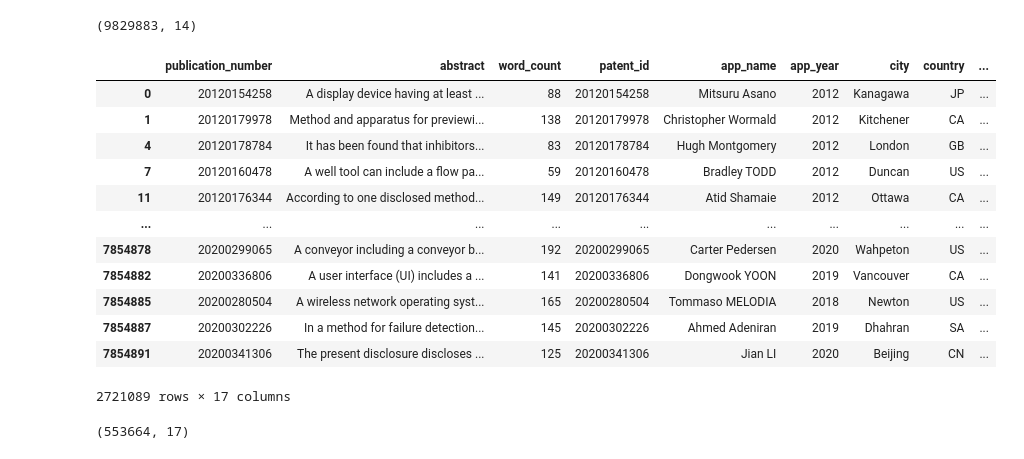
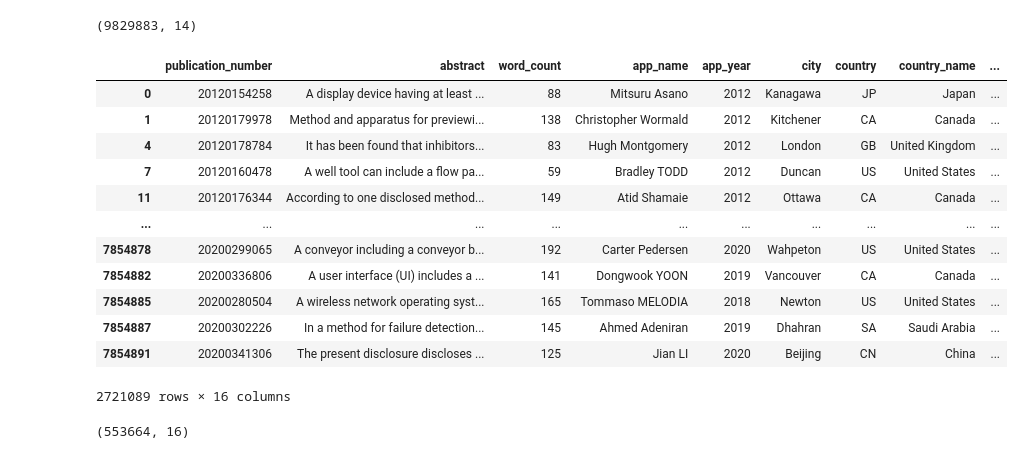
Before and after one commit to tseronni/genome, a Jupyter notebook: notebooks/create_csv_deep_learning.ipynb, the cells around one changed output. Cells and saved outputs as stored; diff of their text form; code cells hidden in the pictures.

```diff
--- a/notebooks/create_csv_deep_learning.ipynb
+++ b/notebooks/create_csv_deep_learning.ipynb
@@ -84,21 +85,22 @@ df_raw_patents.shape
 # %%
 df_merged = pd.merge(df_abstract, df_raw_patents, left_on='publication_number', right_on='patent_id', how='inner')
 df_merged = df_merged.drop_duplicates(subset='publication_number', keep='first')
+df_merged = df_merged.drop('patent_id', axis=1)
 df_merged
 # %% [output]
-|  | publication_number | abstract | word_count | patent_id | app_name | app_year | city | country | ... |
-| 0 | 20120154258 | A display device having at least ... | 88 | 20120154258 | Mitsuru Asano | 2012 | Kanagawa | JP | ... |
-| 1 | 20120179978 | Method and apparatus for previewi... | 138 | 20120179978 | Christopher Wormald | 2012 | Kitchener | CA | ... |
-| 4 | 20120178784 | It has been found that inhibitors... | 83 | 20120178784 | Hugh Montgomery | 2012 | London | GB | ... |
-| 7 | 20120160478 | A well tool can include a flow pa... | 59 | 20120160478 | Bradley TODD | 2012 | Duncan | US | ... |
-| 11 | 20120176344 | According to one disclosed method... | 149 | 20120176344 | Atid Shamaie | 2012 | Ottawa | CA | ... |
+|  | publication_number | abstract | word_count | app_name | app_year | city | country | country_name | ... |
+| 0 | 20120154258 | A display device having at least ... | 88 | Mitsuru Asano | 2012 | Kanagawa | JP | Japan | ... |
+| 1 | 20120179978 | Method and apparatus for previewi... | 138 | Christopher Wormald | 2012 | Kitchener | CA | Canada | ... |
+| 4 | 20120178784 | It has been found that inhibitors... | 83 | Hugh Montgomery | 2012 | London | GB | United Kingdom | ... |
+| 7 | 20120160478 | A well tool can include a flow pa... | 59 | Bradley TODD | 2012 | Duncan | US | United States | ... |
+| 11 | 20120176344 | According to one disclosed method... | 149 | Atid Shamaie | 2012 | Ottawa | CA | Canada | ... |
 | ... | ... | ... | ... | ... | ... | ... | ... | ... | ... |
-| 7854878 | 20200299065 | A conveyor including a conveyor b... | 192 | 20200299065 | Carter Pedersen | 2020 | Wahpeton | US | ... |
-| 7854882 | 20200336806 | A user interface (UI) includes a ... | 141 | 20200336806 | Dongwook YOON | 2019 | Vancouver | CA | ... |
-| 7854885 | 20200280504 | A wireless network operating syst... | 165 | 20200280504 | Tommaso MELODIA | 2018 | Newton | US | ... |
-| 7854887 | 20200302226 | In a method for failure detection... | 145 | 20200302226 | Ahmed Adeniran | 2019 | Dhahran | SA | ... |
-| 7854891 | 20200341306 | The present disclosure discloses ... | 125 | 20200341306 | Jian LI | 2020 | Beijing | CN | ... |
+| 7854878 | 20200299065 | A conveyor including a conveyor b... | 192 | Carter Pedersen | 2020 | Wahpeton | US | United States | ... |
+| 7854882 | 20200336806 | A user interface (UI) includes a ... | 141 | Dongwook YOON | 2019 | Vancouver | CA | Canada | ... |
+| 7854885 | 20200280504 | A wireless network operating syst... | 165 | Tommaso MELODIA | 2018 | Newton | US | United States | ... |
+| 7854887 | 20200302226 | In a method for failure detection... | 145 | Ahmed Adeniran | 2019 | Dhahran | SA | Saudi Arabia | ... |
+| 7854891 | 20200341306 | The present disclosure discloses ... | 125 | Jian LI | 2020 | Beijing | CN | China | ... |
-2721089 rows × 17 columns
+2721089 rows × 16 columns
 # %%
 df = df_merged[
     (df_merged.app_date > '2018-01-01 00:00:00+00:00') &
@@ -106,7 +108,7 @@ df = df_merged[
 ]
 df.shape
 # %% [output]
-(553664, 17)
+(553664, 16)
 # %%
 df.to_csv(os.path.join(paths.data_processed, 'abstract_patents.csv'), index=False)
 # %%
```
Also changed, not shown: parts of 6 cells of this notebook, 6 other files.
